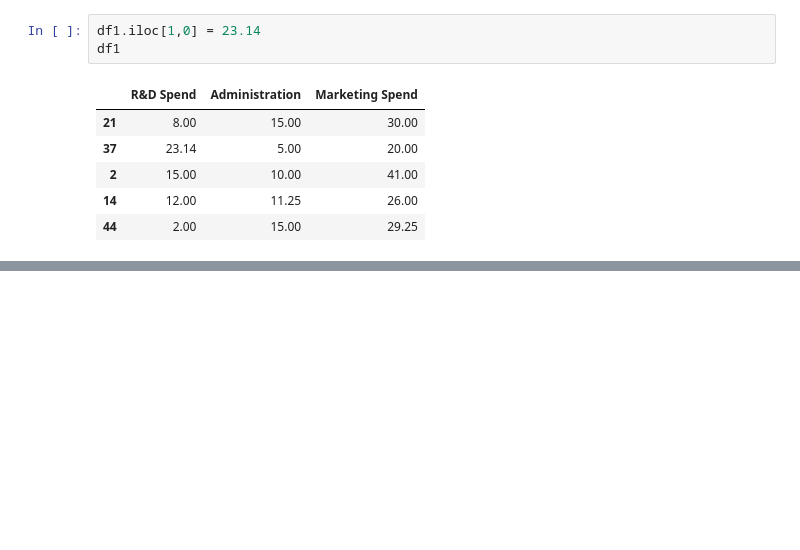
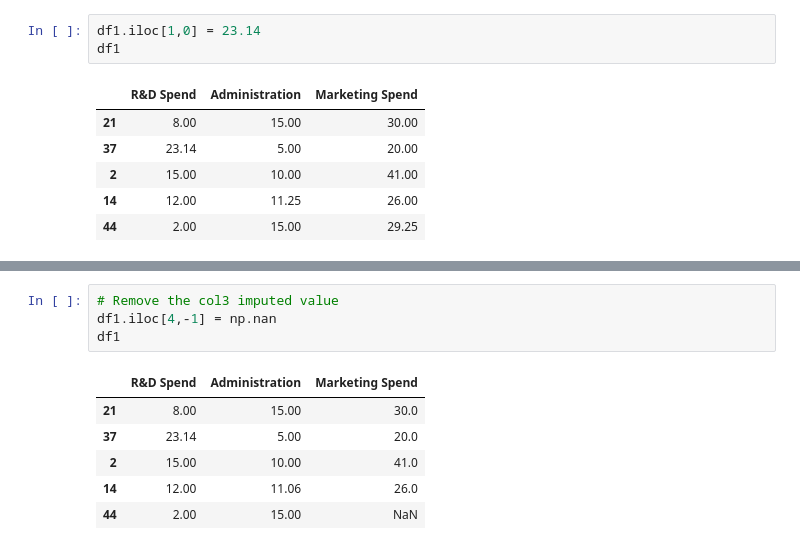
Before and after one commit to ShuklAlok2545/ml_learnings, a Jupyter notebook: ml08/iterative_imputer.ipynb, the cells around one changed output, grey strips where cells are left out. Saved outputs shown, nothing was run; the diff lists cells and outputs as text; blank space fills up the shorter version.

```diff
--- a/ml08/iterative_imputer.ipynb
+++ b/ml08/iterative_imputer.ipynb
@@ -143,0 +192,11 @@ df1
+# %%
+# Remove the col3 imputed value
+df1.iloc[4,-1] = np.nan
+df1
+# %% [output]
+|  | R&D Spend | Administration | Marketing Spend |
+| 21 | 8.00 | 15.00 | 30.0 |
+| 37 | 23.14 | 5.00 | 20.0 |
+| 2 | 15.00 | 10.00 | 41.0 |
+| 14 | 12.00 | 11.06 | 26.0 |
+| 44 | 2.00 | 15.00 | NaN |
```
Also changed, not shown: parts of 27 cells of this notebook.
